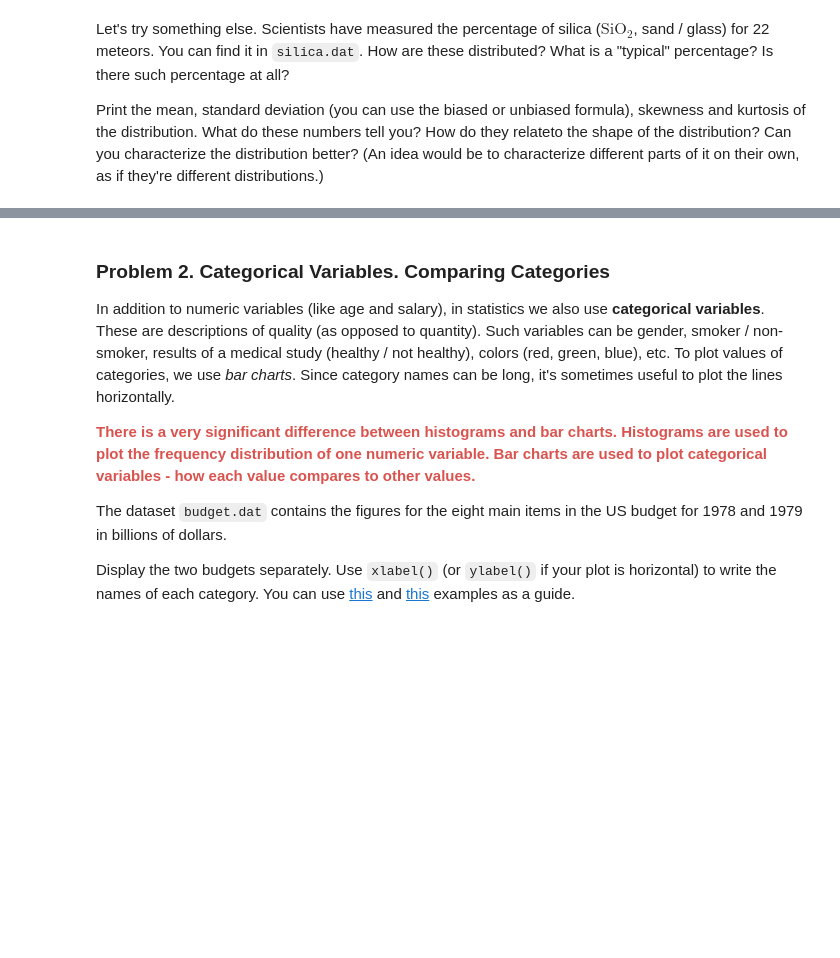
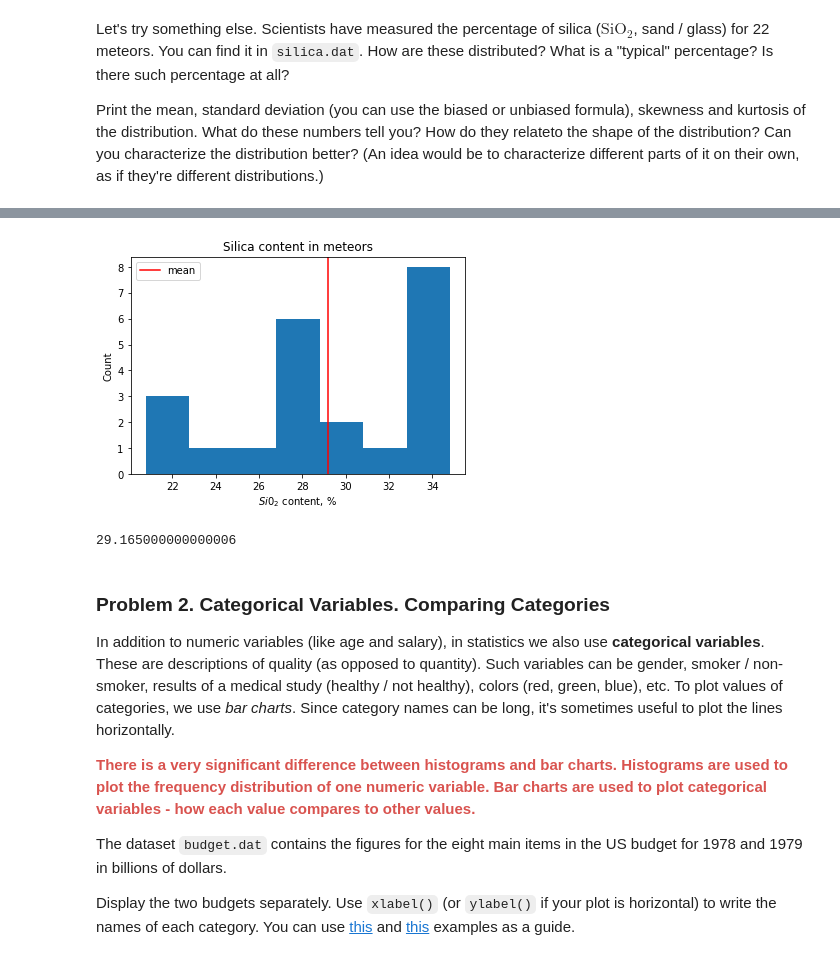
Before and after one commit to GalkaKG/Math-Concepts-for-Developers, a Jupyter notebook: 12. Exercise Statistics/Statistics Exercise.ipynb, the cells around one changed output, grey strips where cells are left out. Saved outputs shown, nothing was run; the diff lists cells and outputs as text; code cells hidden in the pictures; blank space fills up the shorter version.

```diff
--- a/12. Exercise Statistics/Statistics Exercise.ipynb
+++ b/12. Exercise Statistics/Statistics Exercise.ipynb
@@ -126,3 +137,18 @@ Print the mean, standard deviation (you can use the biased or unbiased formula),
+# %%
+plt.hist(silica.silica_content, bins=7)
+plt.axvline(silica.silica_content.mean(), color = "red", label = "mean")
+
+plt.xlabel("$Si0_2$ content, %")
+plt.ylabel("Count")
+plt.legend()
+plt.title("Silica content in meteors")
+plt.show()
+# %% [output]
+[figure, added]
+# %%
+silica.silica_content.mean()
+# %% [output]
+29.165000000000006
 # %% [markdown]
 ### Problem 2. Categorical Variables. Comparing Categories
 In addition to numeric variables (like age and salary), in statistics we also use **categorical variables**. These are descriptions of quality (as opposed to quantity). Such variables can be gender, smoker / non-smoker, results of a medical study (healthy / not healthy), colors (red, green, blue), etc. To plot values of categories, we use *bar charts*. Since category names can be long, it's sometimes useful to plot the lines horizontally.
```
Also changed, not shown: parts of 26 cells of this notebook, 1 other file.
